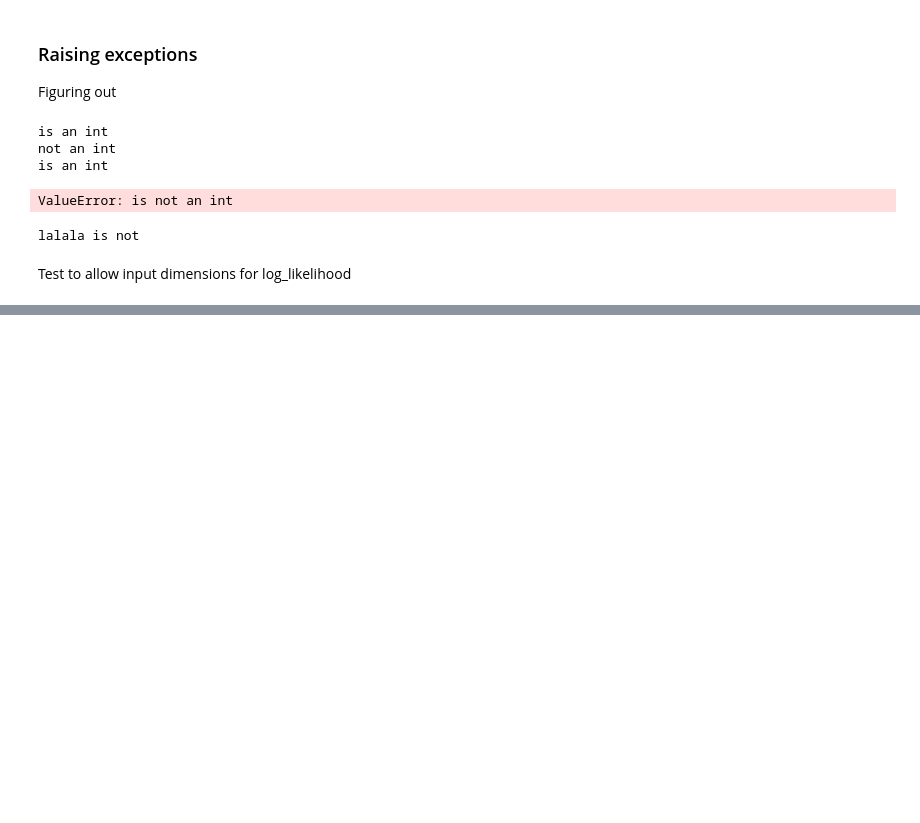
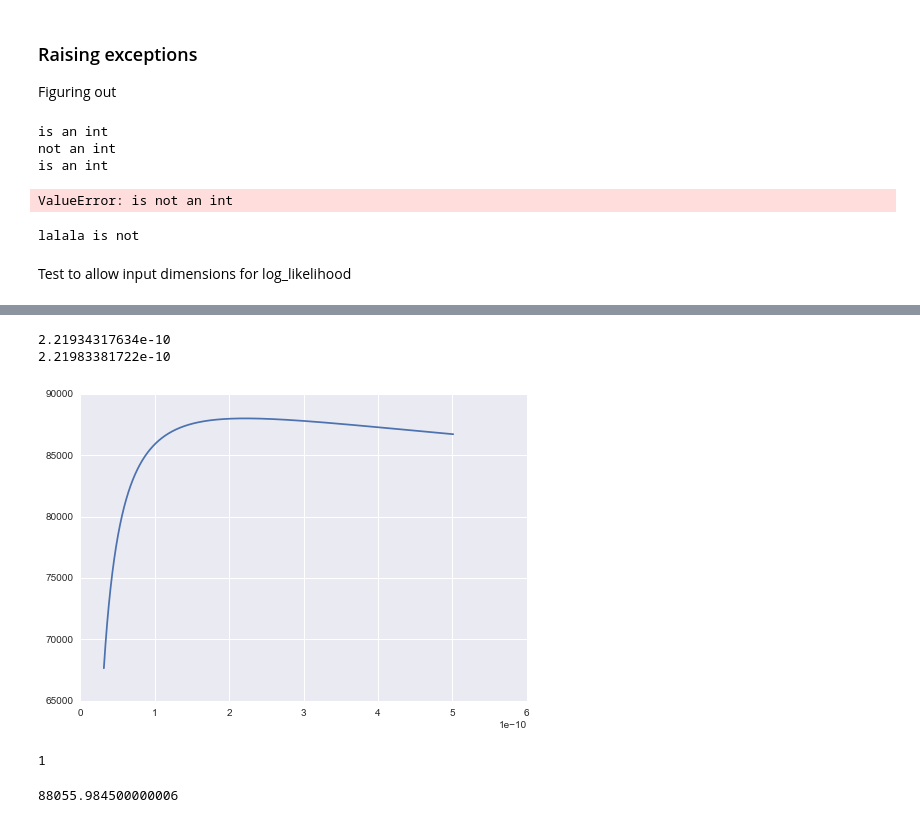
Before and after one commit to alanxzhou/Bayesian-Particle-Tracking, a Jupyter notebook: test.ipynb, the cells around one changed output, grey strips where cells are left out. Cells and saved outputs as stored; diff of their text form; code cells hidden in the pictures; blank space fills up the shorter version.

```diff
--- a/test.ipynb
+++ b/test.ipynb
@@ -271,0 +287,24 @@ Test to allow input dimensions for log_likelihood
+# %%
+test_data = generator(10000,1e-30,10**(-4),10**(-8),[0,0,0])
+test_data = diffusion(test_data)
+D = np.logspace(-10.5, -9.3, 100000)
+logpriorD = np.array(list(map(log_prior,D)))
+loglikelihoodD = np.array(list(map(lambda d: log_likelihood(d, test_data), D)))
+logposteriorD = logpriorD + loglikelihoodD
+plt.plot(D, logposteriorD)
+maxindex = [np.max(logposteriorD)==logposteriorD]
+np.argmax(logposteriorD)
+print(D[np.argmax(logposteriorD)])
+print(D[np.argmax(loglikelihoodD)])
+# %% [output]
+2.21934317634e-10
+2.21983381722e-10
+[figure, added]
+# %%
+estimation_index = [loglikelihoodD > (loglikelihoodD.max() - 0.5)]
+# %% [output]
+1
+# %%
+estimation_index = [D > log_likeli]
+# %% [output]
+88055.984500000006
```
Also changed, not shown: parts of 6 cells of this notebook, 10 other files.
